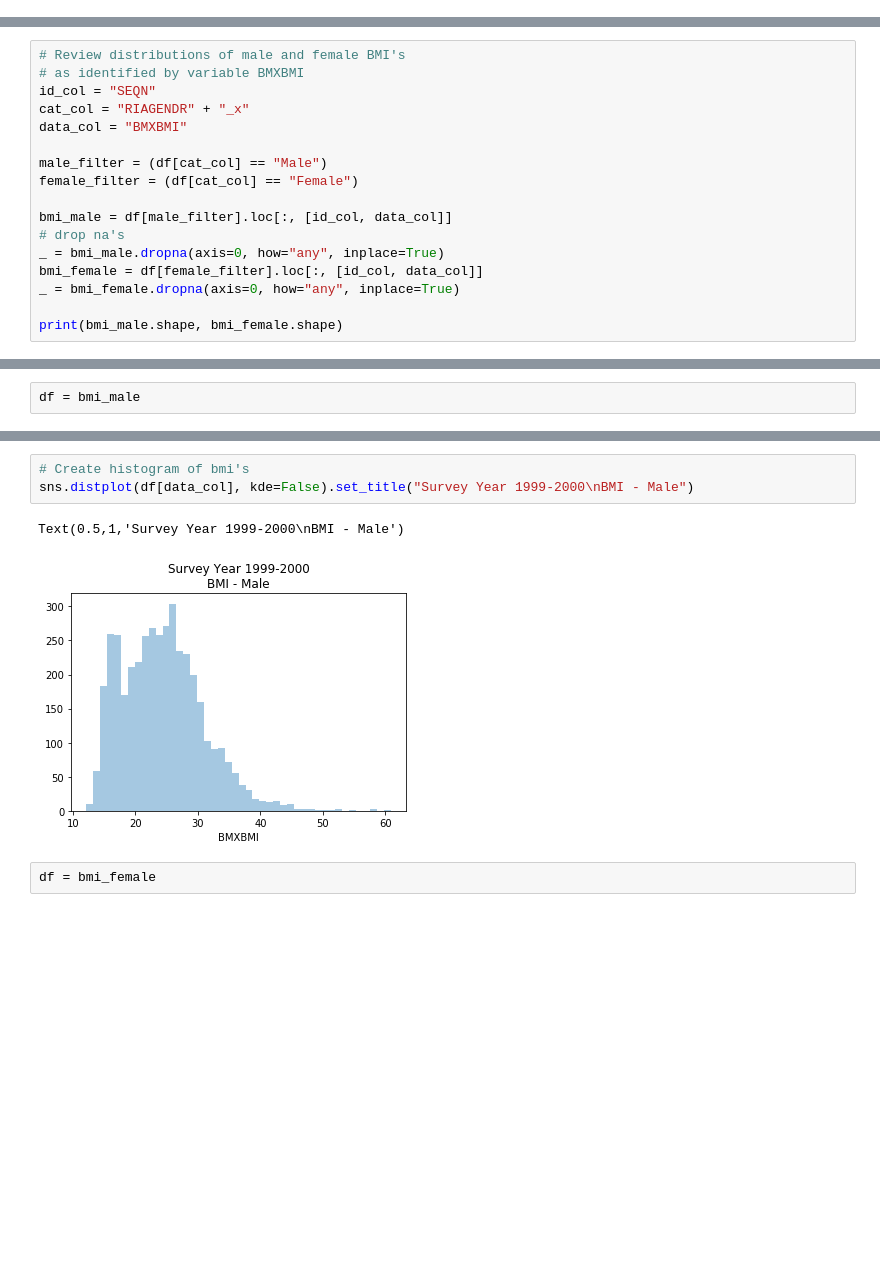
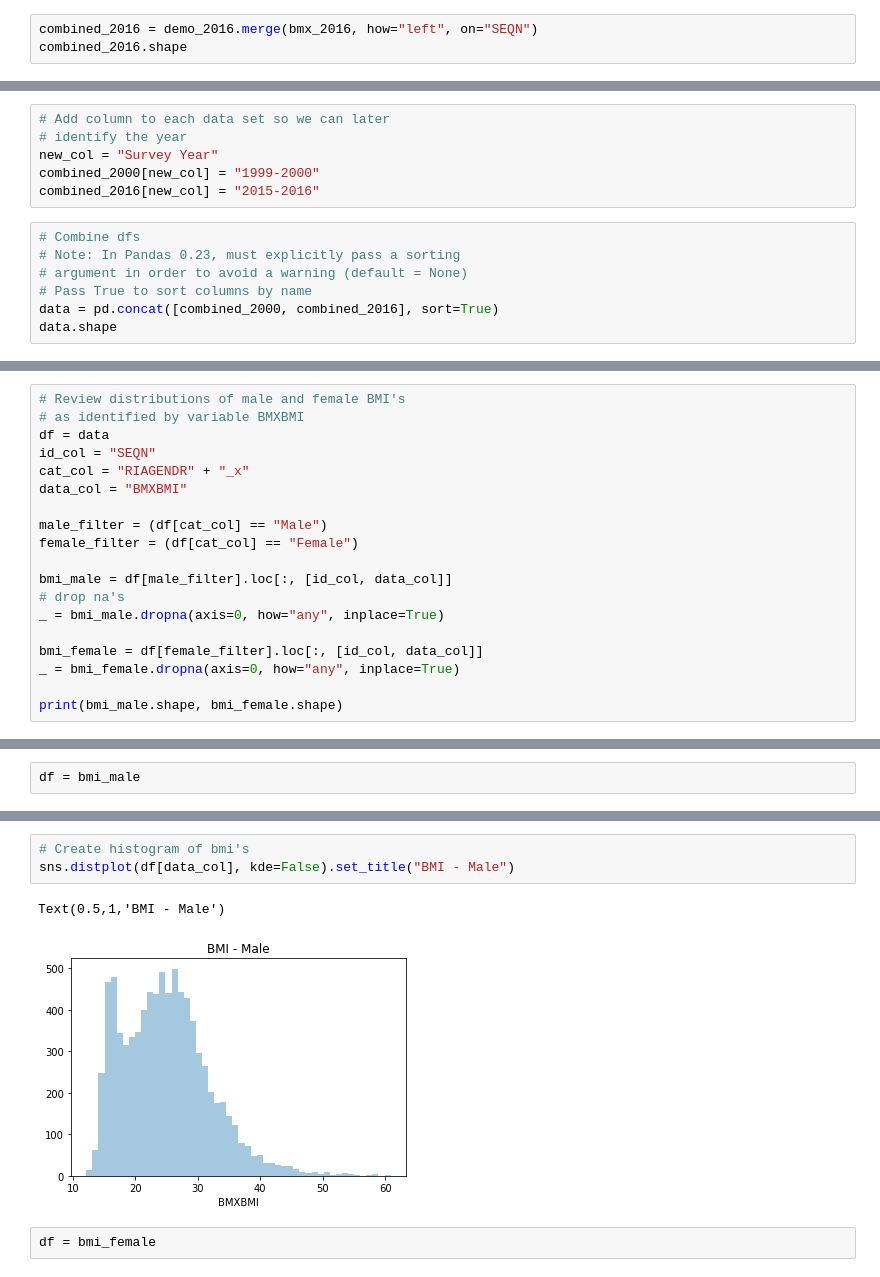
Before and after one commit to jasondixon5/NHANES, a Jupyter notebook: NHANES_Analysis.ipynb, the cells around one changed output, grey strips where cells are left out. Drawn from its saved outputs; the diff is of its cells as text; blank space fills up the shorter version.

Commit message:
combined data from mult years into one df; added aspect arg to facetgrid func to increase size of histograms

```diff
--- a/NHANES_Analysis.ipynb
+++ b/NHANES_Analysis.ipynb
@@ -57,0 +82,3 @@ demo_2000.shape[1] + bmx_2000.shape[1] - 1
+# %%
+combined_2016 = demo_2016.merge(bmx_2016, how="left", on="SEQN")
+combined_2016.shape
@@ -57,0 +89,13 @@ demo_2000.shape[1] + bmx_2000.shape[1] - 1
+# %%
+# Add column to each data set so we can later
+# identify the year
+new_col = "Survey Year"
+combined_2000[new_col] = "1999-2000"
+combined_2016[new_col] = "2015-2016"
+# %%
+# Combine dfs
+# Note: In Pandas 0.23, must explicitly pass a sorting
+# argument in order to avoid a warning (default = None)
+# Pass True to sort columns by name
+data = pd.concat([combined_2000, combined_2016], sort=True)
+data.shape
@@ -85,6 +139,7 @@ Name: RIAGENDR_x, dtype: int64
 # %%
 # Review distributions of male and female BMI's
 # as identified by variable BMXBMI
+df = data
 id_col = "SEQN"
 cat_col = "RIAGENDR" + "_x"
 data_col = "BMXBMI"
@@ -95,6 +150,7 @@ female_filter = (df[cat_col] == "Female")
 bmi_male = df[male_filter].loc[:, [id_col, data_col]]
 # drop na's
 _ = bmi_male.dropna(axis=0, how="any", inplace=True)
+
 bmi_female = df[female_filter].loc[:, [id_col, data_col]]
 _ = bmi_female.dropna(axis=0, how="any", inplace=True)
 
@@ -129,10 +175,10 @@ max        60.870000
 Name: BMXBMI, dtype: float64
 # %%
 # Create histogram of bmi's
-sns.distplot(df[data_col], kde=False).set_title("Survey Year 1999-2000\nBMI - Male")
+sns.distplot(df[data_col], kde=False).set_title("BMI - Male")
 # %% [output]
-Text(0.5,1,'Survey Year 1999-2000\nBMI - Male')
+Text(0.5,1,'BMI - Male')
-[figure, old version]
+[figure, new version]
 # %%
 df = bmi_female
 # %%
```
Also changed, not shown: parts of 25 cells of this notebook.
